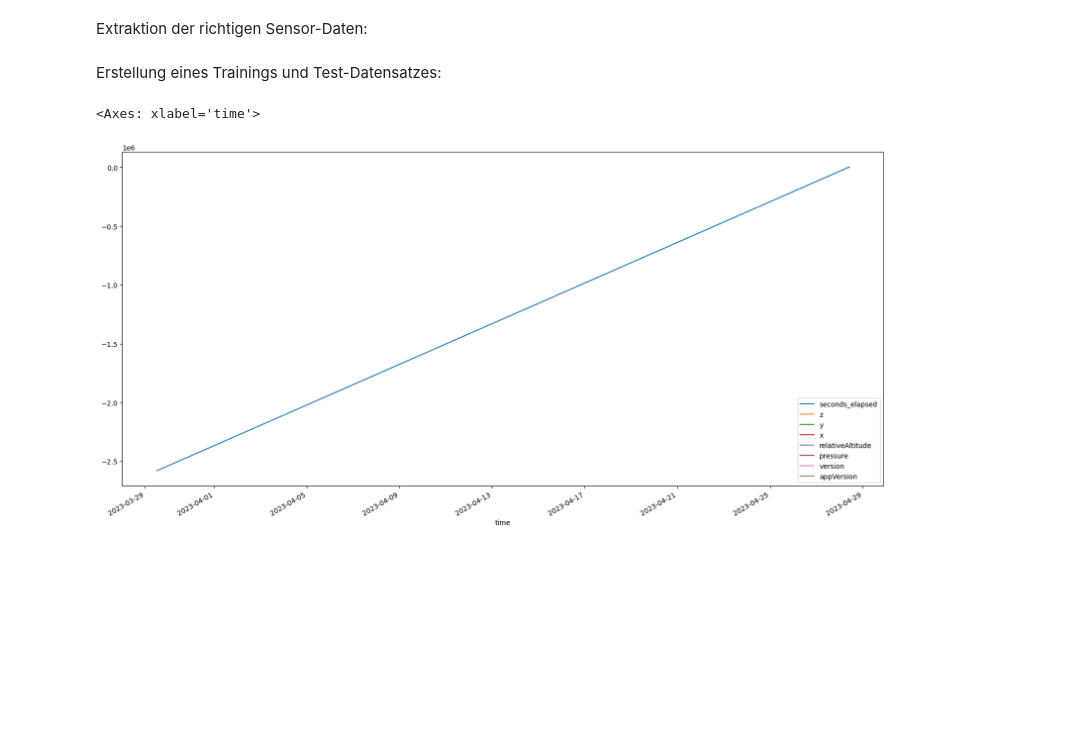
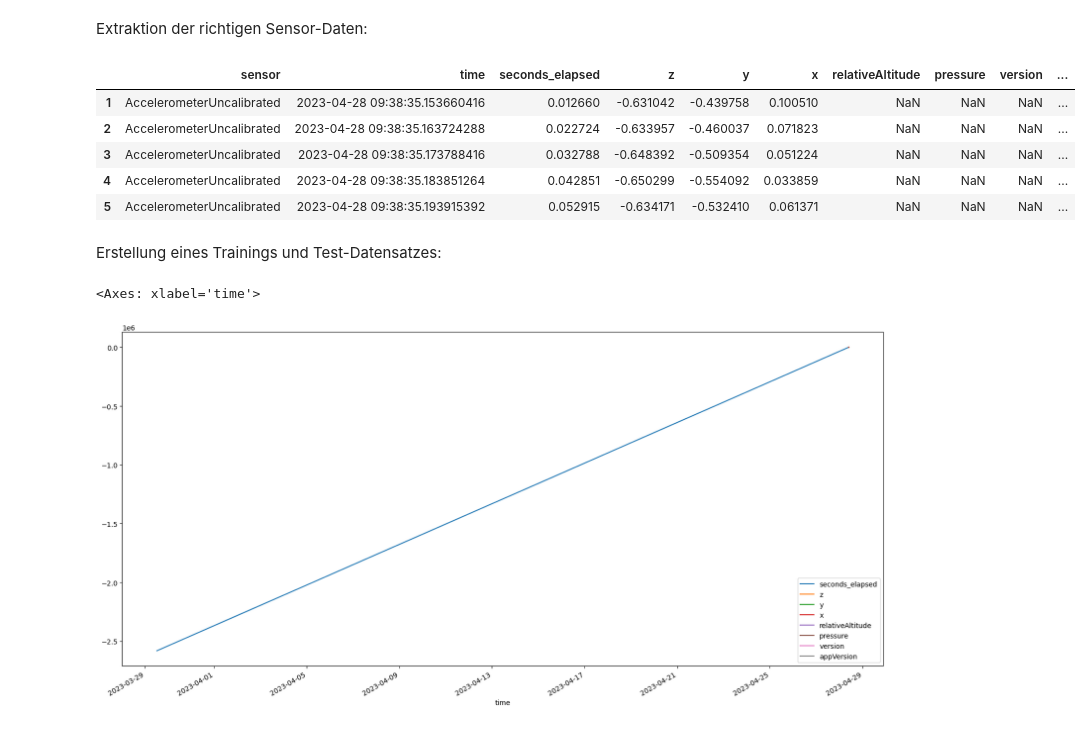
Before and after one commit to prizyou/Lexicon-Legends, a Jupyter notebook: firstML.ipynb, the cells around one changed output. Cells and saved outputs as stored; diff of their text form; code cells hidden in the pictures; blank space fills up the shorter version.

```diff
--- a/firstML.ipynb
+++ b/firstML.ipynb
@@ -54,6 +54,18 @@ Extraktion der richtigen Sensor-Daten:
 # %%
 df_run_acc = df_run[df_run['sensor'] == 'AccelerometerUncalibrated']
 df_jump_acc = df_jump[df_jump['sensor'] == 'AccelerometerUncalibrated']
+# %%
+df_run = df_run.set_index('time')
+df_jump = df_jump.set_index('time')
+
+df_jump_acc.head()
+# %% [output]
+|  | sensor | time | seconds_elapsed | z | y | x | relativeAltitude | pressure | version | ... |
+| 1 | AccelerometerUncalibrated | 2023-04-28 09:38:35.153660416 | 0.012660 | -0.631042 | -0.439758 | 0.100510 | NaN | NaN | NaN | ... |
+| 2 | AccelerometerUncalibrated | 2023-04-28 09:38:35.163724288 | 0.022724 | -0.633957 | -0.460037 | 0.071823 | NaN | NaN | NaN | ... |
+| 3 | AccelerometerUncalibrated | 2023-04-28 09:38:35.173788416 | 0.032788 | -0.648392 | -0.509354 | 0.051224 | NaN | NaN | NaN | ... |
+| 4 | AccelerometerUncalibrated | 2023-04-28 09:38:35.183851264 | 0.042851 | -0.650299 | -0.554092 | 0.033859 | NaN | NaN | NaN | ... |
+| 5 | AccelerometerUncalibrated | 2023-04-28 09:38:35.193915392 | 0.052915 | -0.634171 | -0.532410 | 0.061371 | NaN | NaN | NaN | ... |
 # %%
 df_run_acc = df_run_acc[['z','y','x']]
 df_jump_acc = df_jump_acc[['z','y','x']]
```
Also changed, not shown: parts of 7 cells of this notebook.
